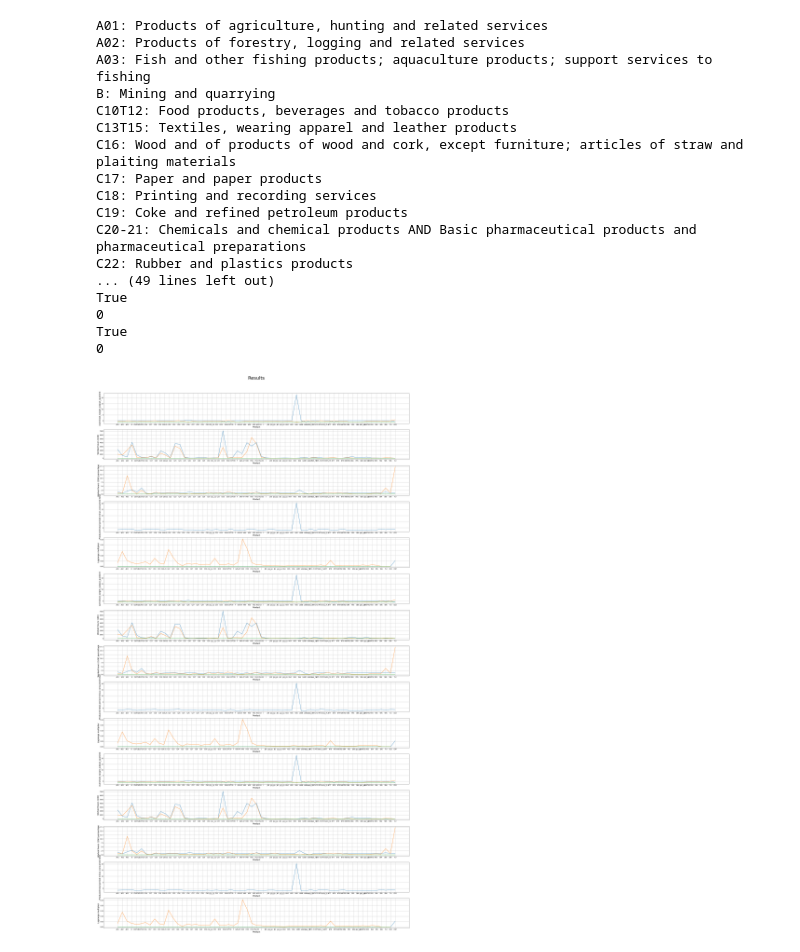
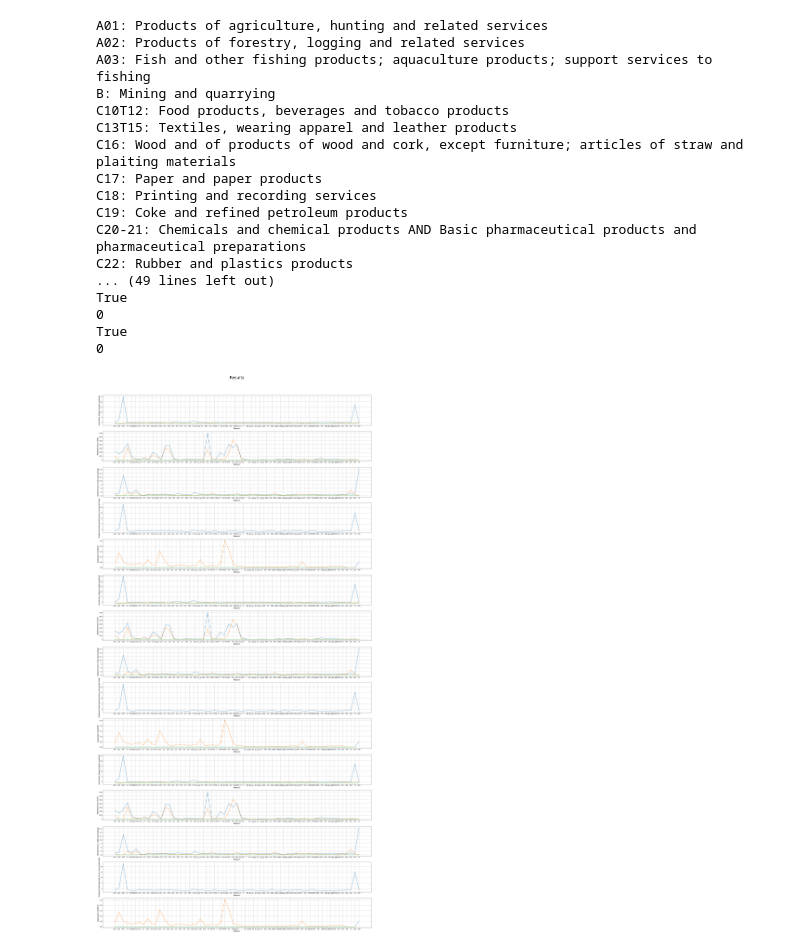
Before and after one commit to lokehagberg/rhp, a Jupyter notebook: example.ipynb, the cells around one changed output. Drawn from its saved outputs; the diff is of its cells as text; code cells hidden in the pictures.

Commit message:
Moved the graphs

```diff
--- a/example.ipynb
+++ b/example.ipynb
@@ -3,6 +3,8 @@ from rhp_plan import plan
 from pathlib import Path
 import openpyxl
 import numpy as np
+import matplotlib.pyplot as plt
+import matplotlib.gridspec as gridspec
 from copy import deepcopy
 
 
@@ -126,33 +128,119 @@ for T in range(step_horizon):
     imp_prices_list_input.append(np.array([[1] for i in range(exp_vec.shape[0])]))
 
 depreciation_list_input = []
 for T in range(step_horizon + 1):
     depreciation_list_input.append(np.matrix(np.eye(N=production_matrix.supply_matrix.shape[0], M=production_matrix.supply_matrix.shape[0], k=0)))
 
 sector_name_input = deepcopy(sector.result[0])
 
 sector_with_all_outputs_input = deepcopy(sector_name_input)
 sector_with_all_outputs_input.append('CO2')
 
-plan(time_steps_input, planning_horizon_input, supply_list_input, use_dom_list_input, use_imp_list_input,
+plan_outcome = plan(time_steps_input, planning_horizon_input, supply_list_input, use_dom_list_input, use_imp_list_input,
      depreciation_list_input, target_out_list_input, export_vector_list_input, export_prices_list_input,
-     imp_prices_list_input, sector_name_input, sector_with_all_outputs_input, worked_hours)
+     imp_prices_list_input)
+
+
+# plan details
+result_list = plan_outcome[0]
+lagrange_list = plan_outcome[1]
+target_output_aggregated_list = plan_outcome[2]
+overshoot = []
+
+final_production_matrix_list = []
+for T in range(planning_horizon_input + time_steps_input):
+    final_production_matrix_list.append(np.matmul(depreciation_list_input[T + 1], (
+        supply_list_input[T] - (use_dom_list_input[T] + use_imp_list_input[T]))))
+
+for T in range(time_steps_input):
+
+    x = np.array_split(result_list[T], planning_horizon_input)
+
+    l = np.array_split(lagrange_list[T], planning_horizon_input)
+
+    y = []
+    for i in range(planning_horizon_input):
+        y.append(np.transpose(np.squeeze(np.array(np.matmul(final_production_matrix_list[T + i], x[i])))))
+
+    tout_planning_period = np.array_split(target_output_aggregated_list[T], planning_horizon_input)
+    for i in range(planning_horizon_input):
+        overshoot.append((zdivide(y[i], np.squeeze(np.asarray(tout_planning_period[i])))) - 1)
+
+# Displaying results of all plans in order
+
+plt.style.use('_mpl-gallery')
+fig = plt.figure(figsize=(30, 180))
+fig.suptitle('Results', fontsize=32)
+gs = gridspec.GridSpec(5 * time_steps_input * planning_horizon_input, 1)
+
+
+sector_with_all_outputs_and_EXP = deepcopy(sector_with_all_outputs_input)
+sector_with_all_outputs_and_EXP.append('EXP')
+
+labels = ['overshoot_target_output_quotient',
+            'Worked hours (10K)',
+            'Worked hours (10K) percentage',
+            'Produced total period minus consumed total',
+            'Lagrange multiplier']
+
+for i in range(time_steps_input):
+    ax = fig.add_subplot(gs[i * 5 + 1, 0])
+    ax.set_xlabel('Product', fontsize=14)
+    ax.set_ylabel(labels[0], fontsize=14)
+    ax.set_xticks(range(final_production_matrix_list[i].shape[0]), sector_with_all_outputs_input)
+    for j in range(planning_horizon_input):
+        ax.plot(range(final_production_matrix_list[j].shape[0]), overshoot[j])
+
+    ax = fig.add_subplot(gs[i * 5 + 2, 0])
+    ax.set_xlabel('Product', fontsize=14)
+    ax.set_ylabel(labels[1], fontsize=14)
+    ax.set_xticks(range(final_production_matrix_list[i].shape[1]), sector_name_input)
+    for j in range(planning_horizon_input):
+        x = np.array_split(result_list[i], planning_horizon_input)
+        ax.plot(range(x[j].shape[0]), x[j])
+
+    ax = fig.add_subplot(gs[i * 5 + 3, 0])
+    ax.set_xlabel('Product', fontsize=14)
+    ax.set_ylabel(labels[2], fontsize=14)
+    ax.set_xticks(range(final_production_matrix_list[i].shape[1]), sector_name_input)
+    for j in range(planning_horizon_input):
+        x = np.array_split(result_list[i], planning_horizon_input)
+        ax.plot(range(x[j].shape[0]), x[j] / worked_hours)
+
+    ax = fig.add_subplot(gs[i * 5 + 4, 0])
+    ax.set_xlabel('Product', fontsize=14)
+    ax.set_ylabel(labels[3], fontsize=14)
+    ax.set_xticks(range(len(sector_with_all_outputs_input)), sector_with_all_outputs_input)
+    total_overshoot = 0.0
+    for j in range(planning_horizon_input):
+        total_overshoot += overshoot[j]
+    ax.plot(range(final_production_matrix_list[i].shape[0]), total_overshoot)
+
+    ax = fig.add_subplot(gs[i * 5 + 5, 0])
+    ax.set_xlabel('Product', fontsize=14)
+    ax.set_ylabel(labels[4], fontsize=14)
+    ax.set_xticks(range(len(sector_with_all_outputs_and_EXP)), sector_with_all_outputs_and_EXP)
+    for j in range(planning_horizon_input):
+        l = np.array_split(lagrange_list[i], planning_horizon_input)
+        ax.plot(range(l[j].shape[0]), l[j])
+
+plt.show()
 # %% [output]
 A01: Products of agriculture, hunting and related services
 A02: Products of forestry, logging and related services
 A03: Fish and other fishing products; aquaculture products; support services to fishing
 B: Mining and quarrying
 C10T12: Food products, beverages and tobacco products
 C13T15: Textiles, wearing apparel and leather products
 C16: Wood and of products of wood and cork, except furniture; articles of straw and plaiting materials
 C17: Paper and paper products
 C18: Printing and recording services
 C19: Coke and refined petroleum products
 C20-21: Chemicals and chemical products AND Basic pharmaceutical products and pharmaceutical preparations
 C22: Rubber and plastics products
 ... (49 lines left out)
 True
 0
 True
 0
-[figure, old version]
+[figure, new version]
```
Also changed, not shown: parts of 1 cell of this notebook, 1 other file.
